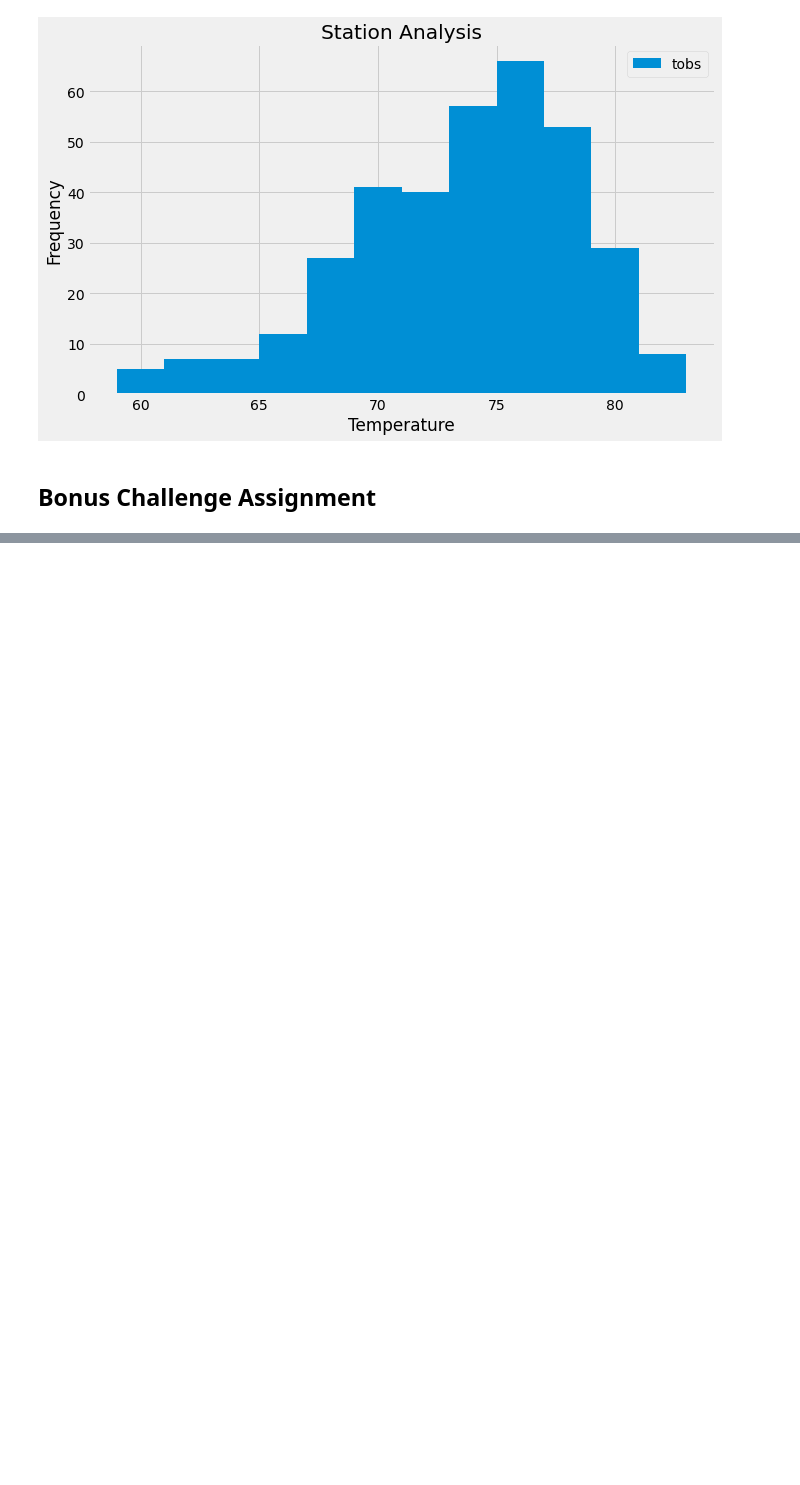
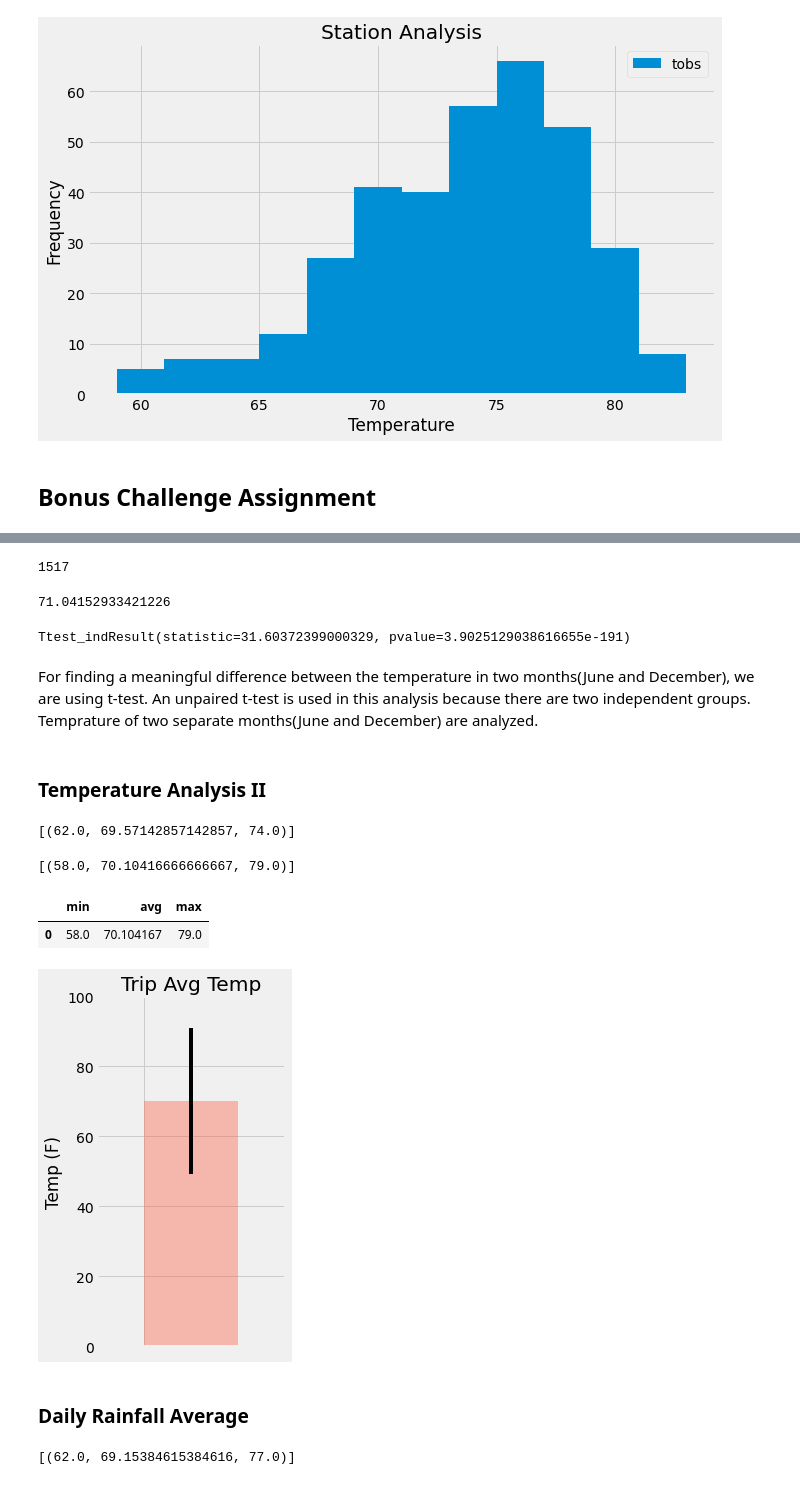
Before and after one commit to parastoorazavi/sqlalchemy-challenge, a Jupyter notebook: climate_starter.ipynb, the cells around one changed output, grey strips where cells are left out. Drawn from its saved outputs; the diff is of its cells as text; code cells hidden in the pictures; blank space fills up the shorter version.

```diff
--- a/climate_starter.ipynb
+++ b/climate_starter.ipynb
@@ -123,10 +123,3 @@ year_prcp
  ('2017-01-27', 0.03),
  ('2017-01-27', 0.03),
  ...]
-# %%
-# Save the query results as a Pandas DataFrame and set the index to the date column
-date = [row[0] for row in year_prcp]
-precipitation = [row[1] for row in year_prcp]
-year_prcp_df = pd.DataFrame({'date' : date,
-                           'precipitation' : precipitation}).set_index('date')
-year_prcp_df
@@ -254,7 +252,5 @@ last_year_tem
  ('2017-08-18', 79.0)]
 # %%
 # Save the query results as a Pandas DataFrame and set the index to the date column
-date = [row[0] for row in last_year_tem]
-temperature = [row[1] for row in last_year_tem]
-station_df = pd.DataFrame({'date' : date,
-                           'temperature' : temperature}).set_index('date')
+station_df = pd.DataFrame(data=last_year_tem).set_index('date')
+station_df
@@ -274,6 +347,28 @@ plt.show()
+# %%
+# number of rows in December
+temp_dec.count()
+# %% [output]
+1517
+# %%
+# Average Temperature in December
+dec_df['Temperature'].mean()
+# %% [output]
+71.04152933421226
+# %%
+# Unpaired (independent) t-test
+stats.ttest_ind(june_df['Temperature'], dec_df['Temperature'])
+# %% [output]
+Ttest_indResult(statistic=31.60372399000329, pvalue=3.9025129038616655e-191)
+# %% [markdown]
+For finding a meaningful difference between the temperature in two months(June and December),
+we are using t-test.
+An unpaired t-test is used in this analysis because there are two independent groups.
+Temprature of two separate months(June and December) are analyzed.
+# %% [markdown]
+### Temperature Analysis II
 # %%
-# This function called `calc_temps` will accept start date and end date in the format '%Y-%m-%d'
-# and return the minimum, average, and maximum temperatures for that range of dates
+# This function called `calc_temps` will accept start date and end date in the format
+# '%Y-%m-%d' and return the minimum, average, and maximum temperatures for that range of dates
 def calc_temps(start_date, end_date):
     """TMIN, TAVG, and TMAX for a list of dates.
 
@@ -290,14 +385,40 @@ def calc_temps(start_date, end_date):
 
 # function usage example
 print(calc_temps('2012-02-28', '2012-03-05'))
+# %% [output]
+[(62.0, 69.57142857142857, 74.0)]
 # %%
 # Use your previous function `calc_temps` to calculate the tmin, tavg, and tmax
 # for your trip using the previous year's data for those same dates.
+# The chosen dates for trip are from 2016-02-01 to 2016-02-14 so we analize('2015-02-01','2015-02-14').
+start_trip = '2015-02-01'
+end_trip = '2015-02-14'
+chosen_trip = (calc_temps(start_trip, end_trip))
+print(chosen_trip)
+# %% [output]
+[(58.0, 70.10416666666667, 79.0)]
+# %%
+columns = [('min','avg','max')]
+df = pd.DataFrame(chosen_trip,columns = ['min','avg','max'])
+df
+# %% [output]
+|  | min | avg | max |
+| 0 | 58.0 | 70.104167 | 79.0 |
 # %%
 # Plot the results from your previous query as a bar chart.
 # Use "Trip Avg Temp" as your Title
 # Use the average temperature for the y value
 # Use the peak-to-peak (tmax-tmin) value as the y error bar (yerr)
+error = [df['max']- df['min']]
+df.plot(kind='bar', y='avg', yerr=error, color='tomato', alpha=0.4,legend = '',
+        figsize=(3,6), title='Trip Avg Temp',align='edge')
+plt.ylim(0,100)
+plt.ylabel("Temp (F)")
+plt.tick_params(axis='x', which='both', labelbottom=False)
+# %% [output]
+[figure, added]
+# %% [markdown]
+### Daily Rainfall Average
 # %%
 # Calculate the total amount of rainfall per weather station for your trip dates using the previous year's matching dates.
 # Sort this in descending order by precipitation amount and list the station, name, latitude, longitude, and elevation
@@ -320,6 +441,8 @@ def daily_normals(date):
     return session.query(*sel).filter(func.strftime("%m-%d", Measurement.date) == date).all()
 
 daily_normals("01-01")
+# %% [output]
+[(62.0, 69.15384615384616, 77.0)]
 # %%
 # calculate the daily normals for your trip
 # push each tuple of calculations into a list called `normals`
```
Also changed, not shown: parts of 12 cells of this notebook.
